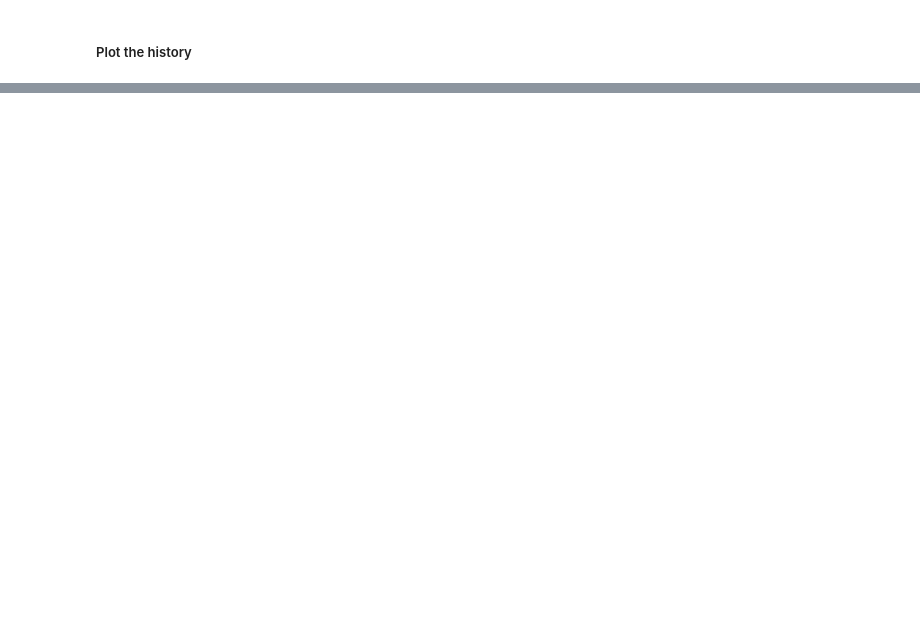
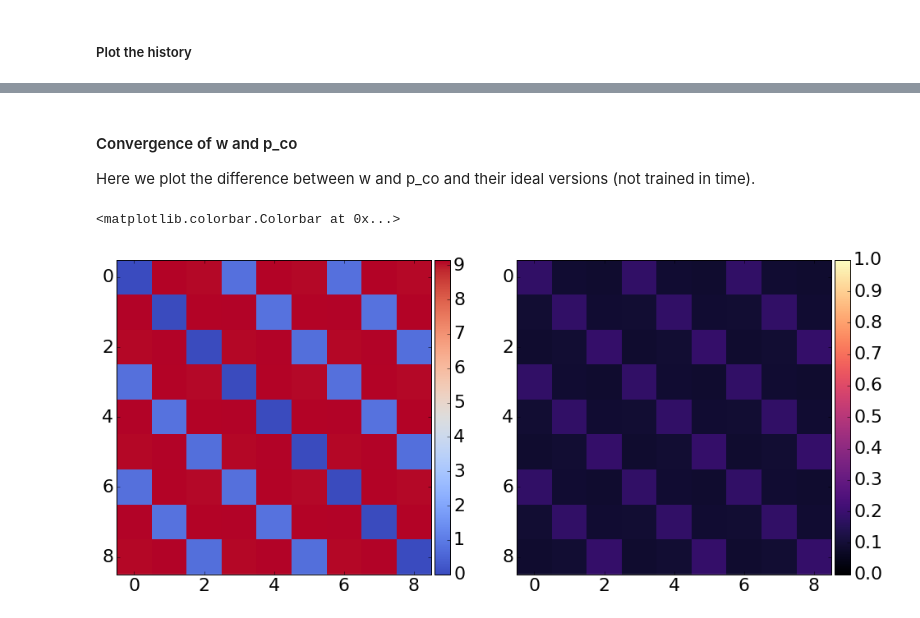
Before and after one commit to h-mayorquin/attractor_sequences, a Jupyter notebook: notebooks/2016-10-09(Time constant effects for learning in time).ipynb, the cells around one changed output, grey strips where cells are left out. Drawn from its saved outputs; the diff is of its cells as text; code cells hidden in the pictures; blank space fills up the shorter version.

```diff
--- a/notebooks/2016-10-09(Time constant effects for learning in time).ipynb
+++ b/notebooks/2016-10-09(Time constant effects for learning in time).ipynb
@@ -155,0 +184,24 @@ for index, (w, p_co) in enumerate(zip(w_end, p_co_end)):
+# %% [markdown]
+#### Convergence of w and p_co
+Here we plot the difference between w and p_co and their ideal versions (not trained in time).
+# %%
+cmap1 = 'coolwarm'
+cmap2 = 'magma'
+
+gs = gridspec.GridSpec(1, 2)
+fig = plt.figure(figsize=(16, 12))
+
+ax = fig.add_subplot(gs[0, 0])
+im = ax.imshow(distance_w, cmap=cmap1, interpolation='None')
+divider = make_axes_locatable(ax)
+cax = divider.append_axes('right', size='5%', pad=0.05)
+fig.colorbar(im, ax=ax, cax=cax)
+
+ax = fig.add_subplot(gs[0, 1])
+im = ax.imshow(distance_P, cmap=cmap2, interpolation='None', vmin=0, vmax=1)
+divider = make_axes_locatable(ax)
+cax = divider.append_axes('right', size='5%', pad=0.05)
+fig.colorbar(im, ax=ax, cax=cax)
+# %% [output]
+<matplotlib.colorbar.Colorbar at 0x...>
+[figure, added]
```
Also changed, not shown: parts of 16 cells of this notebook, 2 other files.
